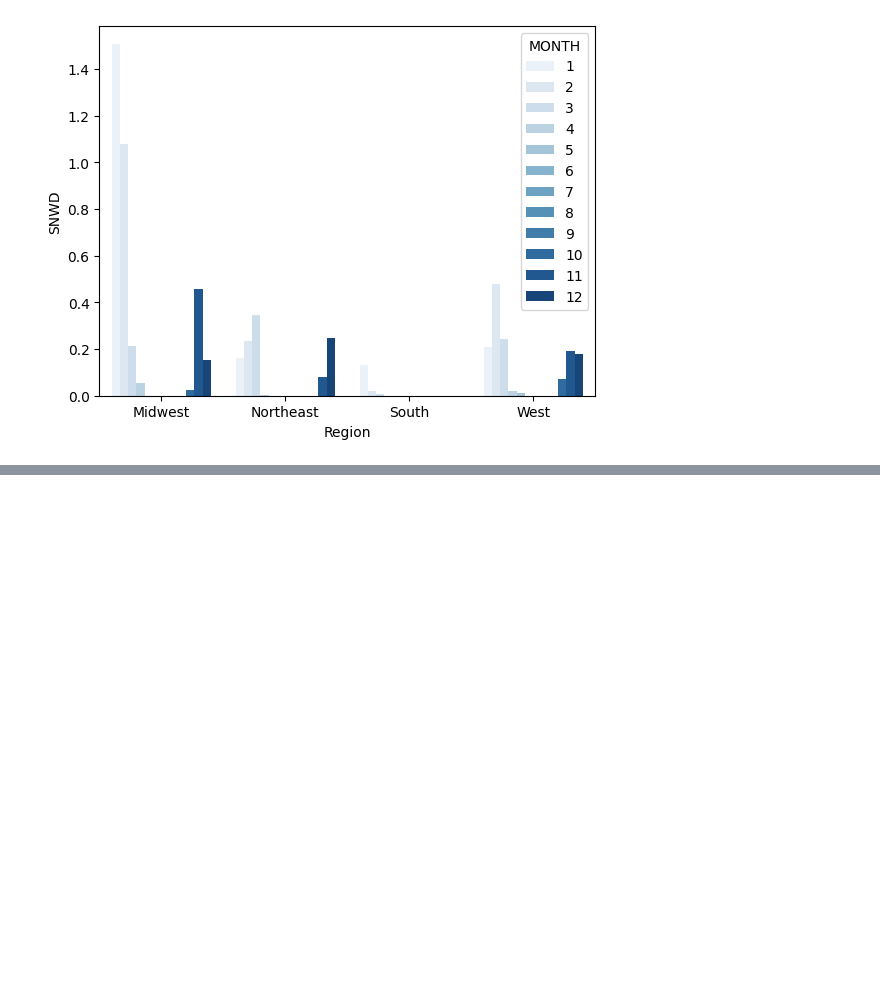
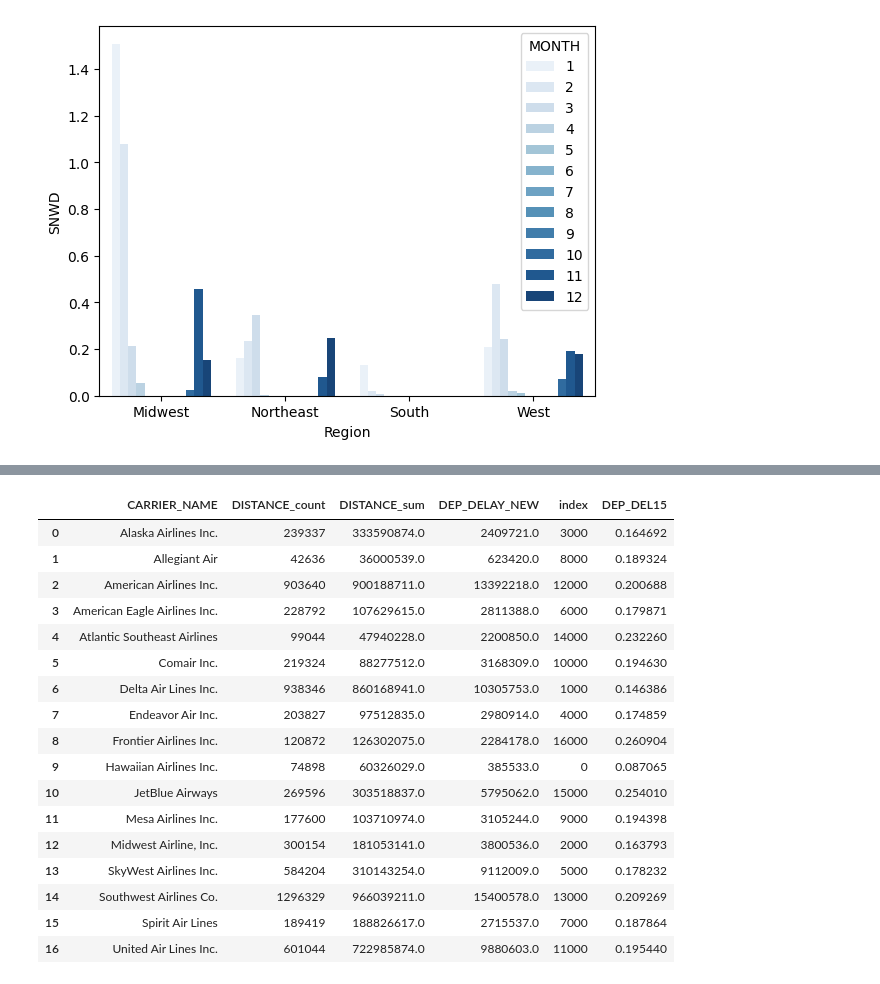
Before and after one commit to franciscapalacios/python_project, a Jupyter notebook: python_project.ipynb, the cells around one changed output, grey strips where cells are left out. Cells and saved outputs as stored; diff of their text form; code cells hidden in the pictures; blank space fills up the shorter version.

```diff
--- a/python_project.ipynb
+++ b/python_project.ipynb
@@ -479,0 +681,30 @@ Name: CARRIER_DELAY, dtype: float64
+# %%
+df_prov = df[df['SIZE_DELAY']!='NO_DELAY'] \
+    .groupby('number_delays').SIZE_DELAY.value_counts(normalize=True).rename('pct').reset_index() \
+    .sort_values(by='SIZE_DELAY', ascending=False)
+
+fig = px.line(df_prov, x="number_delays", y="pct", color='SIZE_DELAY',
+                title='Size of delay distribution for flights with different number of flags',
+                width=1100)
+fig.update_xaxes(type='category')
+
+fig.update_layout(plot_bgcolor='white',
+                  xaxis_title='Number of Delay Causes', yaxis_title='Percentage',
+                  legend_title="Size of Delay")
+
+newnames = {'SMALL_DELAY': 'Small Delay', 'MEDIUM_DELAY': 'Medium Delay',
+            'BIG_DELAY': 'Big Delay'}
+fig.for_each_trace(lambda t: t.update(name = newnames[t.name]))
+
+fig.update_yaxes(
+    ticks='outside',
+    gridcolor='lightgrey'
+)
+
+fig.show()
+
+fig.update_layout({
+'plot_bgcolor': 'rgba(0, 0, 0, 0)',
+'paper_bgcolor': 'rgba(0, 0, 0, 0)',
+})
+fig.write_image("images/fig10.png", scale=2)
@@ -1098,0 +1248,21 @@ Name: SIZE_DELAY, dtype: float64
+# %%
+t
+# %% [output]
+|  | CARRIER_NAME | DISTANCE_count | DISTANCE_sum | DEP_DELAY_NEW | index | DEP_DEL15 |
+| 0 | Alaska Airlines Inc. | 239337 | 333590874.0 | 2409721.0 | 3000 | 0.164692 |
+| 1 | Allegiant Air | 42636 | 36000539.0 | 623420.0 | 8000 | 0.189324 |
+| 2 | American Airlines Inc. | 903640 | 900188711.0 | 13392218.0 | 12000 | 0.200688 |
+| 3 | American Eagle Airlines Inc. | 228792 | 107629615.0 | 2811388.0 | 6000 | 0.179871 |
+| 4 | Atlantic Southeast Airlines | 99044 | 47940228.0 | 2200850.0 | 14000 | 0.232260 |
+| 5 | Comair Inc. | 219324 | 88277512.0 | 3168309.0 | 10000 | 0.194630 |
+| 6 | Delta Air Lines Inc. | 938346 | 860168941.0 | 10305753.0 | 1000 | 0.146386 |
+| 7 | Endeavor Air Inc. | 203827 | 97512835.0 | 2980914.0 | 4000 | 0.174859 |
+| 8 | Frontier Airlines Inc. | 120872 | 126302075.0 | 2284178.0 | 16000 | 0.260904 |
+| 9 | Hawaiian Airlines Inc. | 74898 | 60326029.0 | 385533.0 | 0 | 0.087065 |
+| 10 | JetBlue Airways | 269596 | 303518837.0 | 5795062.0 | 15000 | 0.254010 |
+| 11 | Mesa Airlines Inc. | 177600 | 103710974.0 | 3105244.0 | 9000 | 0.194398 |
+| 12 | Midwest Airline, Inc. | 300154 | 181053141.0 | 3800536.0 | 2000 | 0.163793 |
+| 13 | SkyWest Airlines Inc. | 584204 | 310143254.0 | 9112009.0 | 5000 | 0.178232 |
+| 14 | Southwest Airlines Co. | 1296329 | 966039211.0 | 15400578.0 | 13000 | 0.209269 |
+| 15 | Spirit Air Lines | 189419 | 188826617.0 | 2715537.0 | 7000 | 0.187864 |
+| 16 | United Air Lines Inc. | 601044 | 722985874.0 | 9880603.0 | 11000 | 0.195440 |
```
Also changed, not shown: parts of 84 cells of this notebook, 1 other file.
